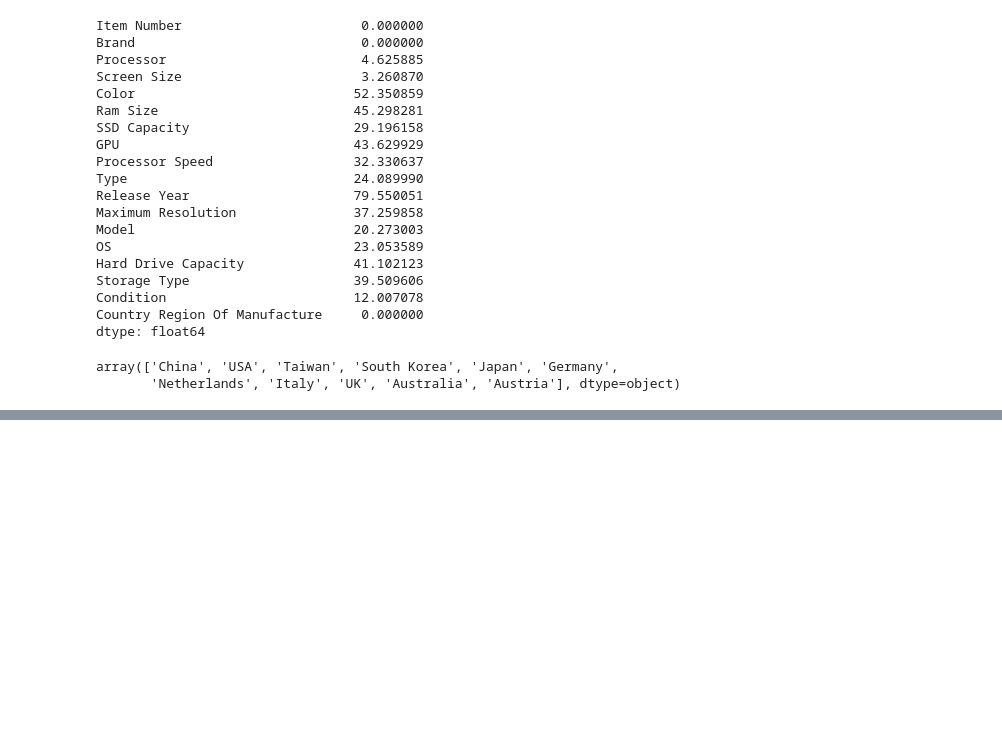
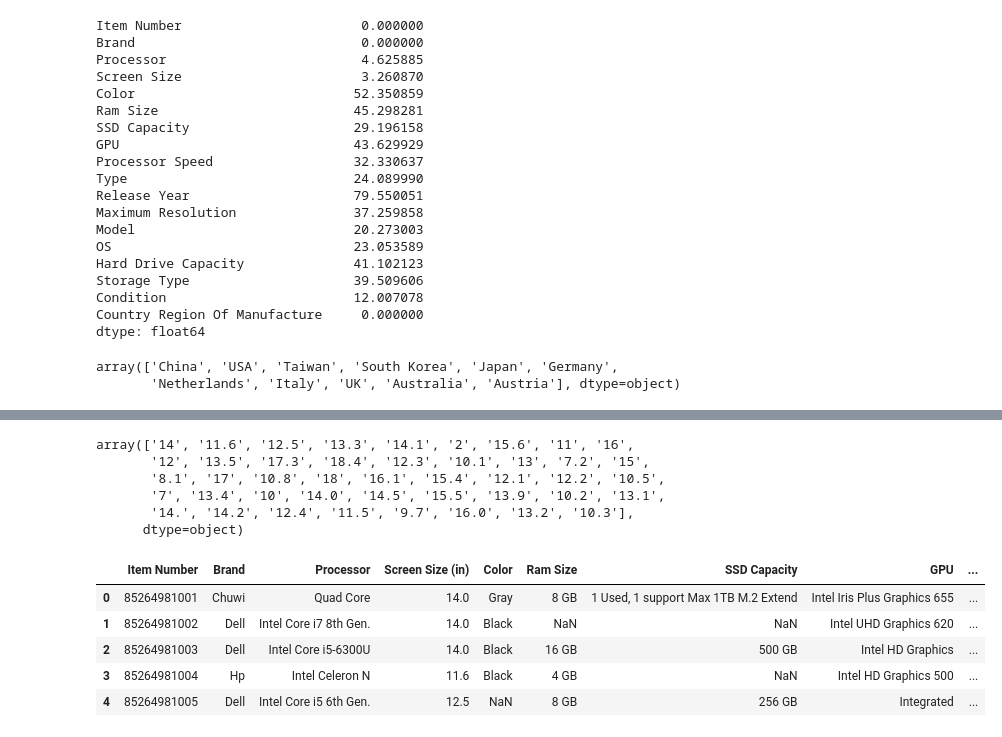
Before and after one commit to TomRush20/Data-Management, a Jupyter notebook: Ebay Data Analysis.ipynb, the cells around one changed output, grey strips where cells are left out. Cells and saved outputs as stored; diff of their text form; code cells hidden in the pictures; blank space fills up the shorter version.

```diff
--- a/Ebay Data Analysis.ipynb
+++ b/Ebay Data Analysis.ipynb
@@ -347,0 +411,32 @@ array(['China', 'USA', 'Taiwan', 'South Korea', 'Japan', 'Germany',
+# %%
+ebay_df = ebay_df[ebay_df['Numerical Sizes'] != '']
+ebay_df = ebay_df[ebay_df['Numerical Sizes'] != '.']
+
+ebay_df['Numerical Sizes'] = ebay_df['Numerical Sizes'].str[:4]
+
+ebay_df = ebay_df[ebay_df['Numerical Sizes'].notna()]
+
+ebay_df['Numerical Sizes'] = ebay_df['Numerical Sizes'].replace('1314', '13')
+
+ebay_df['Numerical Sizes'].unique()
+# %% [output]
+array(['14', '11.6', '12.5', '13.3', '14.1', '2', '15.6', '11', '16',
+       '12', '13.5', '17.3', '18.4', '12.3', '10.1', '13', '7.2', '15',
+       '8.1', '17', '10.8', '18', '16.1', '15.4', '12.1', '12.2', '10.5',
+       '7', '13.4', '10', '14.0', '14.5', '15.5', '13.9', '10.2', '13.1',
+       '14.', '14.2', '12.4', '11.5', '9.7', '16.0', '13.2', '10.3'],
+      dtype=object)
+# %%
+ebay_df['Numerical Sizes'] = ebay_df['Numerical Sizes'].astype(float)
+ebay_df = ebay_df.drop(columns=['Screen Size'])
+ebay_df.rename(columns={'Numerical Sizes': 'Screen Size (in)'}, inplace=True)
+screen_sizes = ebay_df.pop('Screen Size (in)')
+ebay_df.insert(3, 'Screen Size (in)', screen_sizes)
+ebay_df.head()
+# %% [output]
+|  | Item Number | Brand | Processor | Screen Size (in) | Color | Ram Size | SSD Capacity | GPU | ... |
+| 0 | 85264981001 | Chuwi | Quad Core | 14.0 | Gray | 8 GB | 1 Used, 1 support Max 1TB M.2 Extend | Intel Iris Plus Graphics 655 | ... |
+| 1 | 85264981002 | Dell | Intel Core i7 8th Gen. | 14.0 | Black | NaN | NaN | Intel UHD Graphics 620 | ... |
+| 2 | 85264981003 | Dell | Intel Core i5-6300U | 14.0 | Black | 16 GB | 500 GB | Intel HD Graphics | ... |
+| 3 | 85264981004 | Hp | Intel Celeron N | 11.6 | Black | 4 GB | NaN | Intel HD Graphics 500 | ... |
+| 4 | 85264981005 | Dell | Intel Core i5 6th Gen. | 12.5 | NaN | 8 GB | 256 GB | Integrated | ... |
```
Also changed, not shown: parts of 9 cells of this notebook.
